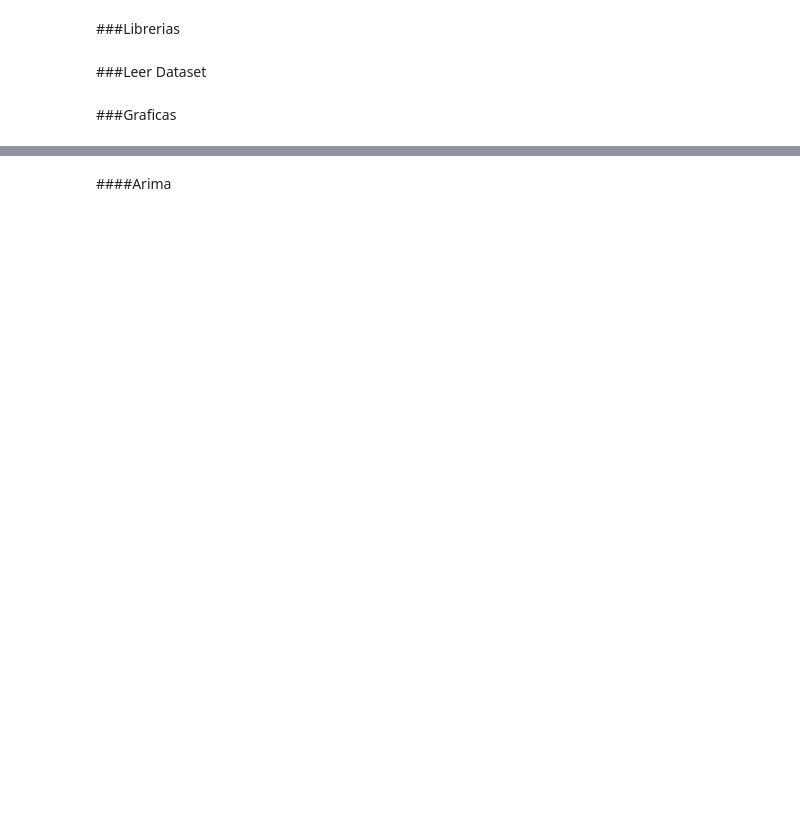
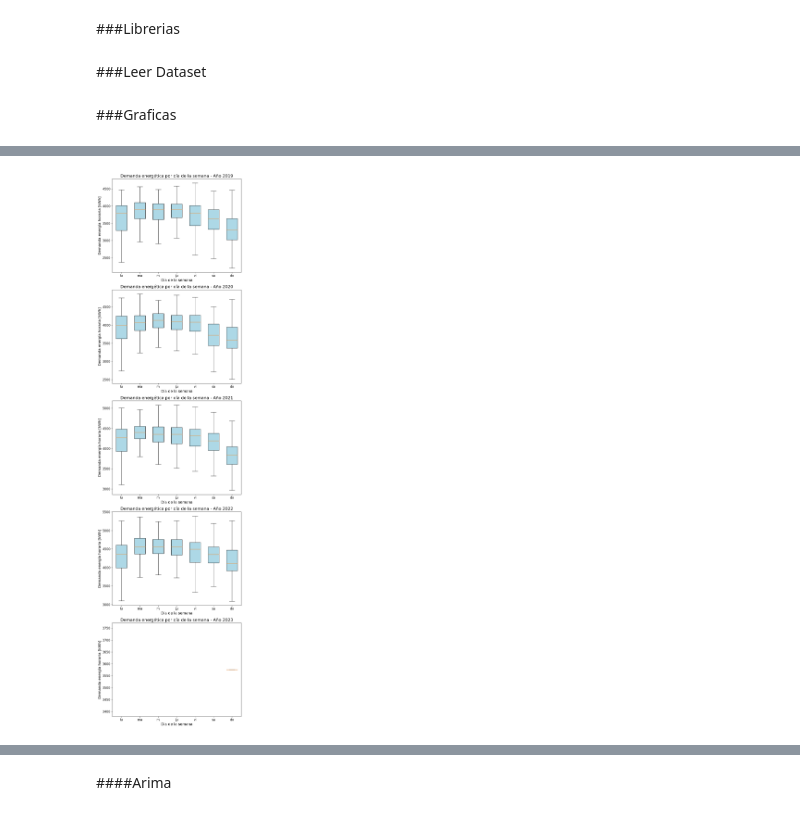
Before and after one commit to crisalex25/TFM_HydroMLGenerationOptimization, a Jupyter notebook: TFM_v1_1.ipynb, the cells around one changed output, grey strips where cells are left out. Drawn from its saved outputs; the diff is of its cells as text; code cells hidden in the pictures; blank space fills up the shorter version.

```diff
--- a/TFM_v1_1.ipynb
+++ b/TFM_v1_1.ipynb
@@ -62,3 +112,57 @@ df1.head()
+# %%
+import matplotlib.pyplot as plt
+import pandas as pd
+
+# Crear un DataFrame de ejemplo
+dfAC = pd.DataFrame(dfAC)
+
+# Convertir la columna 'Fecha_Hora' a formato de fecha y hora
+dfAC['Fecha_Hora'] = pd.to_datetime(dfAC['Fecha_Hora'], format='%d/%m/%Y %H:%M', dayfirst=True)
+
+# Obtener los años presentes en el DataFrame
+years = dfAC['Fecha_Hora'].dt.year.unique()
+
+# Crear una figura y subtramas
+fig, axs = plt.subplots(nrows=len(years), ncols=1, figsize=(8, 6 * len(years)))
+
+# Iterar sobre los años
+for i, year in enumerate(years):
+    # Filtrar los datos para el año actual
+    df_year = dfAC[dfAC['Fecha_Hora'].dt.year == year]
+
+    # Crear una lista para almacenar los datos por día de la semana
+    data_by_day = []
+
+    # Iterar sobre los días de la semana (Lunes a Domingo)
+    for day in range(7):
+        # Filtrar los datos para el día de la semana actual
+        df_day = df_year[df_year['Fecha_Hora'].dt.dayofweek == day]
+
+        # Obtener la demanda energética para el día de la semana actual
+        data_by_day.append(df_day['valor'].values)
+
+    # Crear la gráfica de cajas y bigotes para el año actual
+    axs[i].boxplot(data_by_day, positions=[0, 1, 2, 3, 4, 5, 6], showfliers=False, labels=['lu', 'ma', 'mi', 'ju', 'vi', 'sa', 'do'], widths=0.6, patch_artist=True, boxprops=dict(facecolor='lightblue'))
+
+    # Personalizar la gráfica para el año actual
+    axs[i].set_ylabel('Demanda energía horaria [kWh]', fontsize=14)
+    axs[i].set_xlabel('Día de la semana', fontsize=14)
+    axs[i].set_title(f'Demanda energética por día de la semana - Año {year}', fontsize=16)
+
+    # Ajustar automáticamente el eje y
+    axs[i].autoscale(enable=True, axis='y')
+
+    # Aumentar el tamaño de los textos y los valores
+    axs[i].tick_params(axis='both', which='major', labelsize=12)
+    axs[i].tick_params(axis='both', which='minor', labelsize=10)
+
+# Ajustar el espaciado entre subtramas
+fig.tight_layout()
+
+# Mostrar las gráficas
+plt.show()
+# %% [output]
+[figure, added]
 # %%
 # Crear un DataFrame de ejemplo
 df2 = pd.DataFrame(df2)
```
Also changed, not shown: parts of 49 cells of this notebook.
